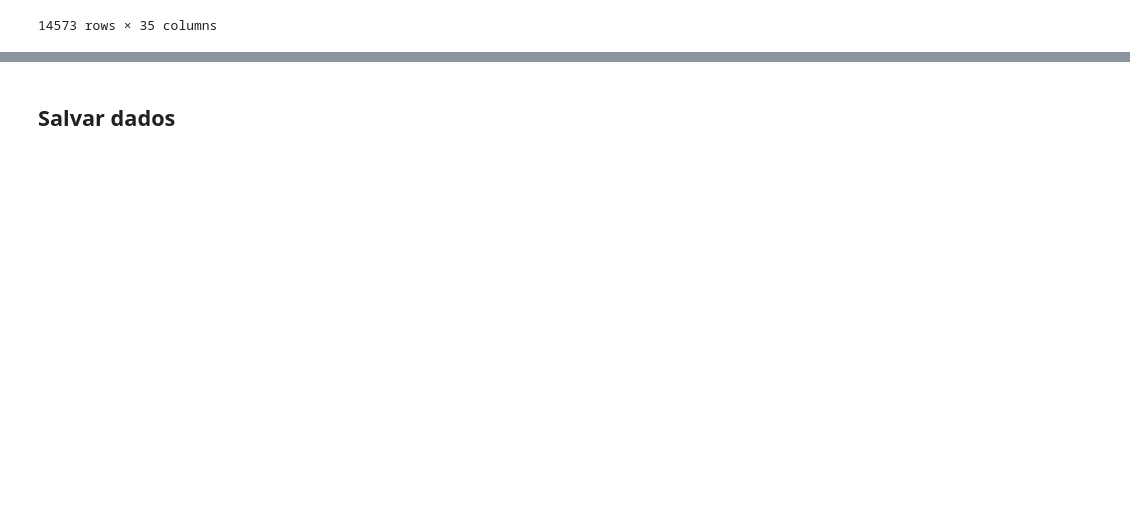
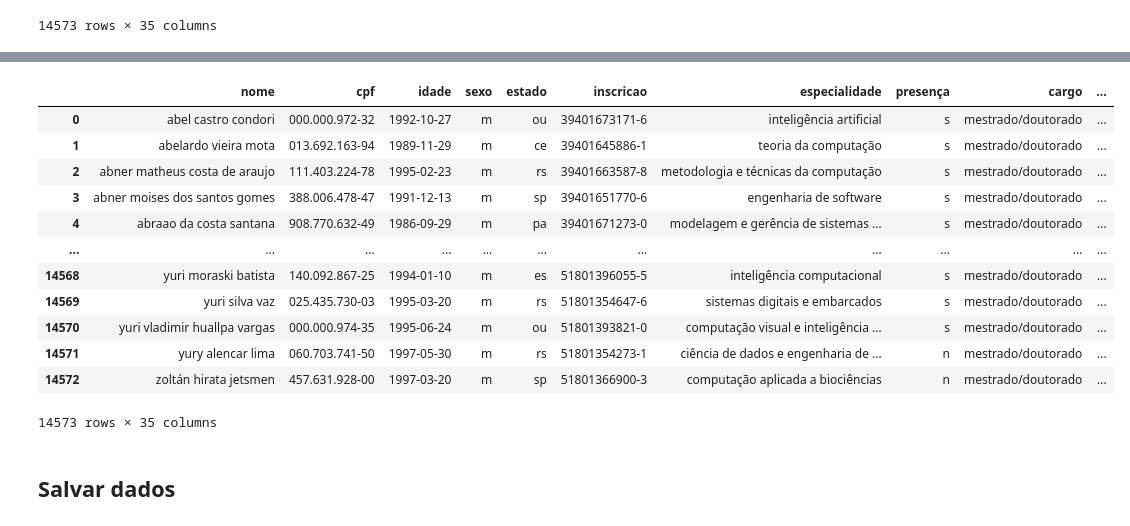
Before and after one commit to jeancarloscc/OrientPOSCOMP-System, a Jupyter notebook: notebooks/1.0-jc-selection.ipynb, the cells around one changed output, grey strips where cells are left out. Cells and saved outputs as stored; diff of their text form; code cells hidden in the pictures; blank space fills up the shorter version.

Commit message:
novos dados

```diff
--- a/notebooks/1.0-jc-selection.ipynb
+++ b/notebooks/1.0-jc-selection.ipynb
@@ -114,3 +114,5 @@ data_poscomp
 | 14571 | yury alencar lima | 060.703.741-50 | 1997-05-30 | m | rs | 51801354273-1 | ciência de dados e engenharia de ... | n | mestrado/doutorado | ... |
 | 14572 | zoltán hirata jetsmen | 457.631.928-00 | 1997-03-20 | m | sp | 51801366900-3 | computação aplicada a biociências | n | mestrado/doutorado | ... |
 14573 rows × 35 columns
+# %%
+data_poscomp.rename(columns= {'data nasc.': 'idade', 'presente dia1': 'presença'}, inplace=True)
@@ -117,3 +137,22 @@ data_poscomp
+# %%
+data_poscomp.columns = [column.replace(" ", "_") for column in (data_poscomp.columns)]
+data_poscomp.columns = [column.replace(",", "") for column in (data_poscomp.columns)]
+# %%
+data_poscomp
+# %% [output]
+|  | nome | cpf | idade | sexo | estado | inscricao | especialidade | presença | cargo | ... |
+| 0 | abel castro condori | 000.000.972-32 | 1992-10-27 | m | ou | 39401673171-6 | inteligência artificial | s | mestrado/doutorado | ... |
+| 1 | abelardo vieira mota | 013.692.163-94 | 1989-11-29 | m | ce | 39401645886-1 | teoria da computação | s | mestrado/doutorado | ... |
+| 2 | abner matheus costa de araujo | 111.403.224-78 | 1995-02-23 | m | rs | 39401663587-8 | metodologia e técnicas da computação | s | mestrado/doutorado | ... |
+| 3 | abner moises dos santos gomes | 388.006.478-47 | 1991-12-13 | m | sp | 39401651770-6 | engenharia de software | s | mestrado/doutorado | ... |
+| 4 | abraao da costa santana | 908.770.632-49 | 1986-09-29 | m | pa | 39401671273-0 | modelagem e gerência de sistemas ... | s | mestrado/doutorado | ... |
+| ... | ... | ... | ... | ... | ... | ... | ... | ... | ... | ... |
+| 14568 | yuri moraski batista | 140.092.867-25 | 1994-01-10 | m | es | 51801396055-5 | inteligência computacional | s | mestrado/doutorado | ... |
+| 14569 | yuri silva vaz | 025.435.730-03 | 1995-03-20 | m | rs | 51801354647-6 | sistemas digitais e embarcados | s | mestrado/doutorado | ... |
+| 14570 | yuri vladimir huallpa vargas | 000.000.974-35 | 1995-06-24 | m | ou | 51801393821-0 | computação visual e inteligência ... | s | mestrado/doutorado | ... |
+| 14571 | yury alencar lima | 060.703.741-50 | 1997-05-30 | m | rs | 51801354273-1 | ciência de dados e engenharia de ... | n | mestrado/doutorado | ... |
+| 14572 | zoltán hirata jetsmen | 457.631.928-00 | 1997-03-20 | m | sp | 51801366900-3 | computação aplicada a biociências | n | mestrado/doutorado | ... |
+14573 rows × 35 columns
 # %% [markdown]
 ## Salvar dados
 # %%
```
Also changed, not shown: parts of 2 cells of this notebook, 2 other files.
